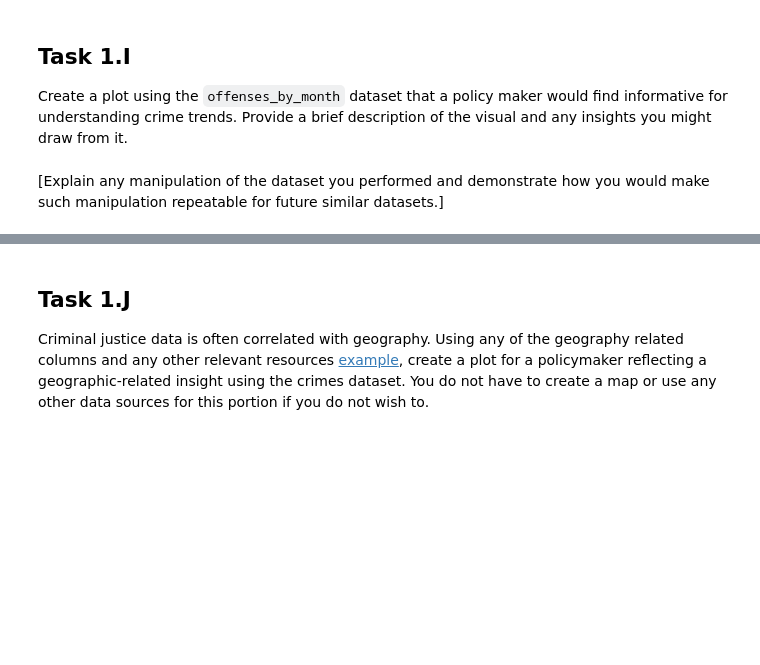
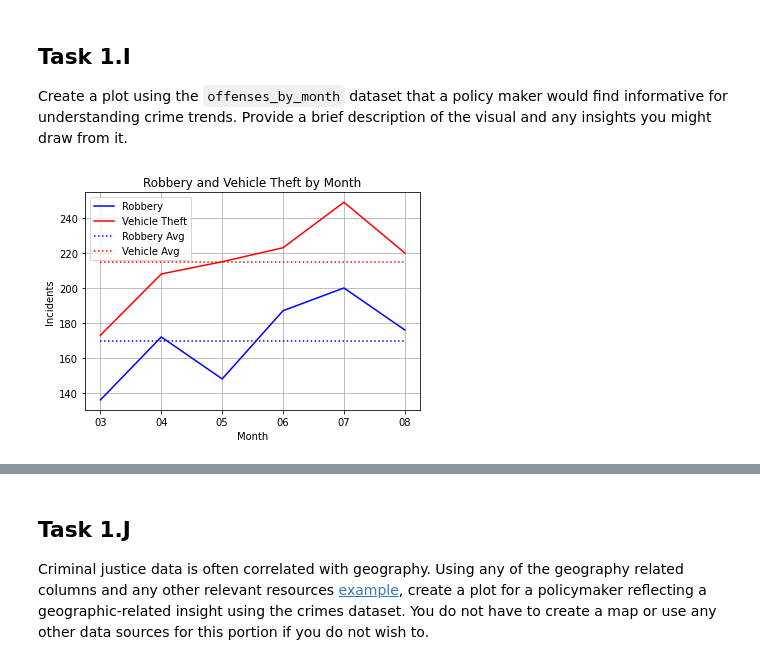
Before and after one commit to dylanmortimer12/ScoutingReport, a Jupyter notebook: JIL_Visualizer_Performance_Task.ipynb, the cells around one changed output, grey strips where cells are left out. Drawn from its saved outputs; the diff is of its cells as text; code cells hidden in the pictures; blank space fills up the shorter version.

```diff
--- a/JIL_Visualizer_Performance_Task.ipynb
+++ b/JIL_Visualizer_Performance_Task.ipynb
@@ -230,3 +235,23 @@ plt.show()
 # %% [markdown]
 ## Task 1.H
 Create a new data set `offenses_by_month` that gives the total count of crime incidents by offense type per month. For the purposes of aggregating, you can consider each unique `OBJECTID` as reflecting a different crime incident. Consider that this table should be interpretable to a non-technical audience and may require manipulation of the underlying data.
+# %%
+# add month column to original df
+crime_df['month'] = crime_df['REPORT_DAT'].dt.strftime('%m')
+
+# aggregate by month
+offenses_by_month = pd.DataFrame(crime_df.groupby(['month','OFFENSE'], as_index=False)['OBJECTID'].count())
+print(offenses_by_month)
+offenses_by_month.columns = ['Month','Offense_Type','Total_Crime_Incidents']
+
+# Reshape data to make it more readable and easier to graph with pivot()
+offenses_by_month = (offenses_by_month.pivot(index='Month',columns='Offense_Type'))
+offenses_by_month.columns = offenses_by_month.columns.get_level_values(1)
+offenses_by_month = offenses_by_month.reset_index()
+offenses_by_month = offenses_by_month.fillna(0)
+
+# get rid of weird column name formatting from pivot()
+offenses_by_month.index.name = None
+offenses_by_month.columns.name = None
+
+offenses_by_month
@@ -233,5 +280,30 @@ Create a new data set `offenses_by_month` that gives the total count of crime in
 # %% [markdown]
 ## Task 1.I
 Create a plot using the `offenses_by_month` dataset that a policy maker would find informative for understanding crime trends. Provide a brief description of the visual and any insights you might draw from it.
-# %% [markdown]
-[Explain any manipulation of the dataset you performed and demonstrate how you would make such manipulation repeatable for future similar datasets.]
+# %%
+# make arrays of average data to plot averages
+robbery_avg = [offenses_by_month['ROBBERY'].mean()]*6
+vehicle_avg = [offenses_by_month['MOTOR VEHICLE THEFT'].mean()]*6
+
+fig2, ax2 = plt.subplots()
+ax2.plot(offenses_by_month['Month'], offenses_by_month['ROBBERY'], label = "Robbery", color='blue')
+ax2.plot(offenses_by_month['Month'], offenses_by_month['MOTOR VEHICLE THEFT'], label = "Vehicle Theft",color='red')
+
+# plot averages
+ax2.plot(offenses_by_month['Month'], robbery_avg, label = "Robbery Avg", linestyle=":", color='blue')
+ax2.plot(offenses_by_month['Month'], vehicle_avg, label = "Vehicle Avg", linestyle=":", color='red')
+
+ax2.set(xlabel='Month', ylabel='Incidents',
+       title='Robbery and Vehicle Theft by Month')
+ax2.grid()
+plt.legend()
+plt.show()
+
+"""
+This Visual shows total Robberies and Vehicle thefts by month from March to August.
+We can see clearly that once summer starts in June, Robbery and Vehicle thefts begin to increase significantly
+to the point of occuring in above monthly average numbers through August. Both offenses peak in July and trend
+down in August closer to their monthly averages.
+"""
+# %% [output]
+[figure, added]
```
Also changed, not shown: parts of 7 cells of this notebook.
